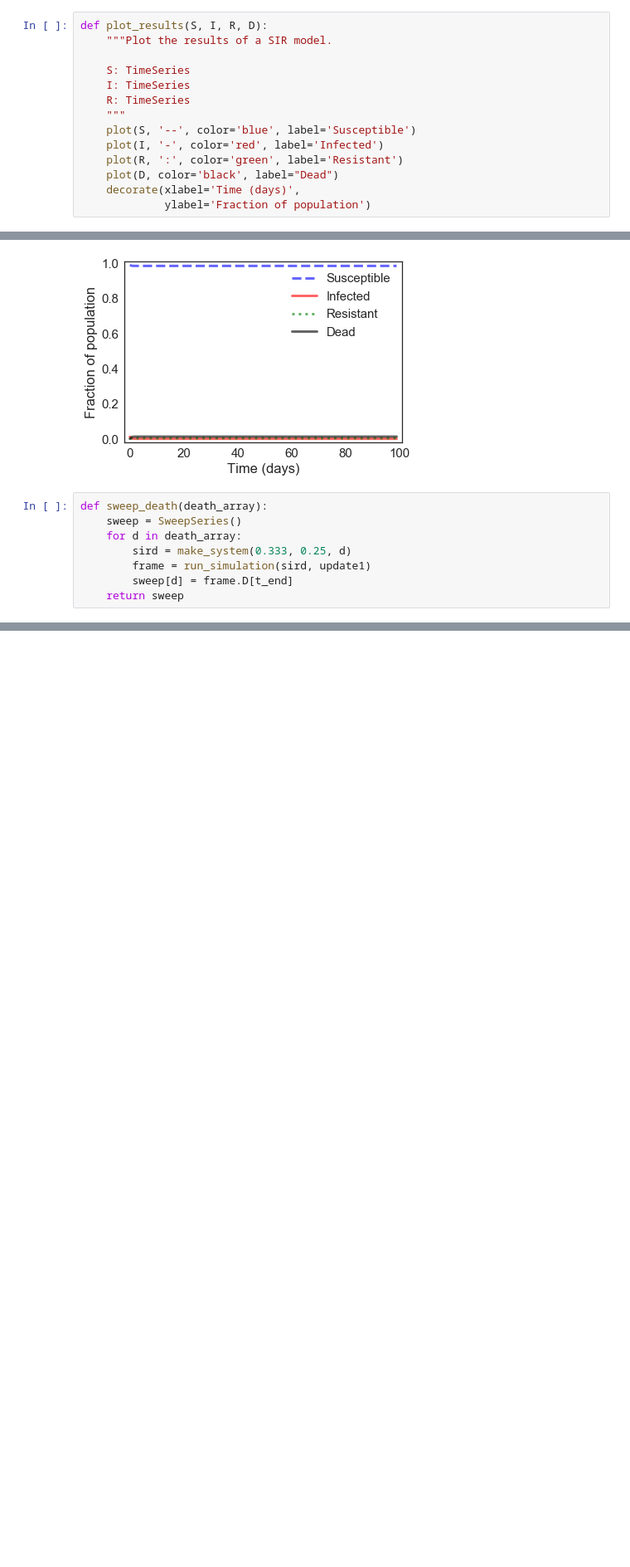
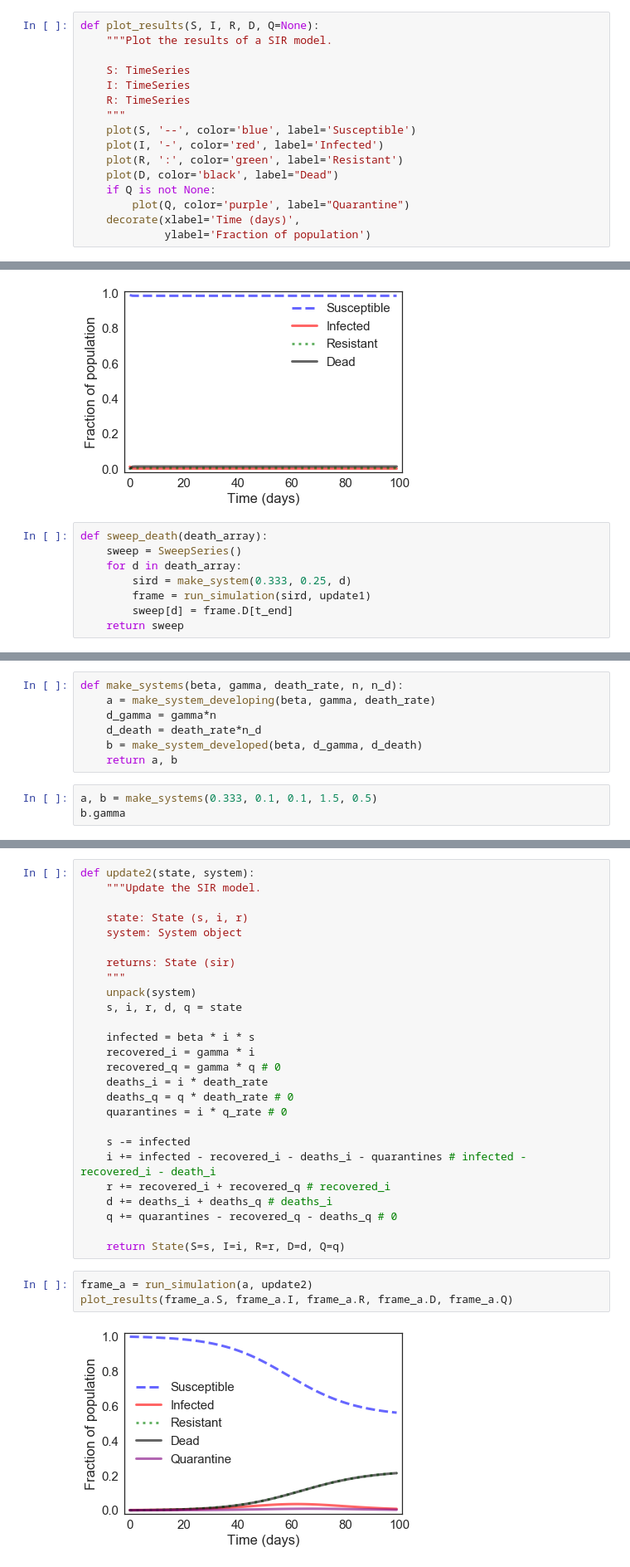
Before and after one commit to JonahSpicher/ModSim_Project2, a Jupyter notebook: Project 2.ipynb, the cells around one changed output, grey strips where cells are left out. Shown at 83% size. Drawn from its saved outputs; the diff is of its cells as text; blank space fills up the shorter version.

```diff
--- a/Project 2.ipynb
+++ b/Project 2.ipynb
@@ -20,7 +20,7 @@ def make_system(beta, gamma, death_rate):
     return System(init=init, t0=t0, t_end=t_end,
                   beta=beta, gamma=gamma, death_rate=death_rate)
 # %%
-def plot_results(S, I, R, D):
+def plot_results(S, I, R, D, Q=None):
     """Plot the results of a SIR model.
 
     S: TimeSeries
@@ -31,6 +31,8 @@ def plot_results(S, I, R, D):
     plot(I, '-', color='red', label='Infected')
     plot(R, ':', color='green', label='Resistant')
     plot(D, color='black', label="Dead")
+    if Q is not None:
+        plot(Q, color='purple', label="Quarantine")
     decorate(xlabel='Time (days)',
              ylabel='Fraction of population')
 # %%
@@ -138,0 +177,10 @@ AttributeError: Unknown property xlabel
+# %%
+def make_systems(beta, gamma, death_rate, n, n_d):
+    a = make_system_developing(beta, gamma, death_rate)
+    d_gamma = gamma*n
+    d_death = death_rate*n_d
+    b = make_system_developed(beta, d_gamma, d_death)
+    return a, b
+# %%
+a, b = make_systems(0.333, 0.1, 0.1, 1.5, 0.5)
+b.gamma
@@ -138,0 +193,31 @@ AttributeError: Unknown property xlabel
+# %%
+def update2(state, system):
+    """Update the SIR model.
+
+    state: State (s, i, r)
+    system: System object
+
+    returns: State (sir)
+    """
+    unpack(system)
+    s, i, r, d, q = state
+
+    infected = beta * i * s
+    recovered_i = gamma * i
+    recovered_q = gamma * q # 0
+    deaths_i = i * death_rate
+    deaths_q = q * death_rate # 0
+    quarantines = i * q_rate # 0
+
+    s -= infected
+    i += infected - recovered_i - deaths_i - quarantines # infected - recovered_i - death_i
+    r += recovered_i + recovered_q # recovered_i
+    d += deaths_i + deaths_q # deaths_i
+    q += quarantines - recovered_q - deaths_q # 0
+
+    return State(S=s, I=i, R=r, D=d, Q=q)
+# %%
+frame_a = run_simulation(a, update2)
+plot_results(frame_a.S, frame_a.I, frame_a.R, frame_a.D, frame_a.Q)
+# %% [output]
+[figure, added]
```
Also changed, not shown: parts of 6 cells of this notebook.
